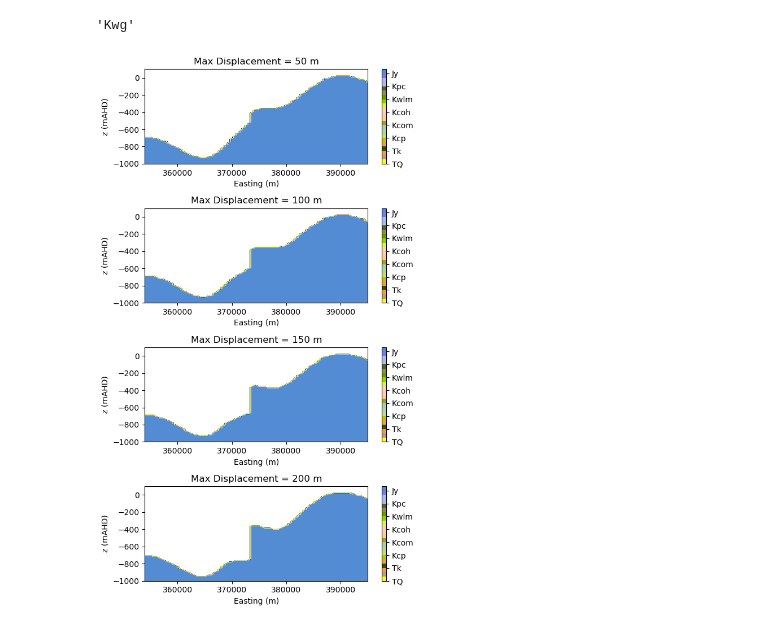
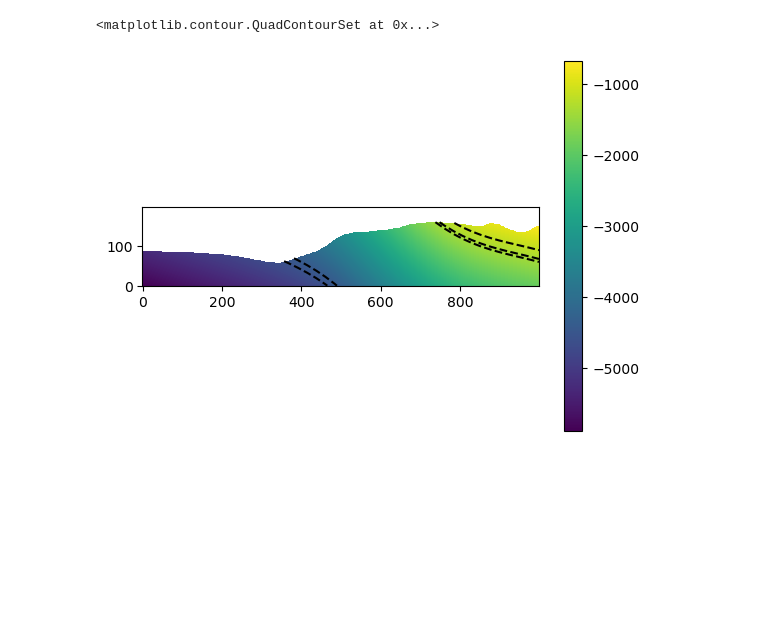
Before and after one commit to malvina-chmielarski/Otorowiri, a Jupyter notebook: scripts/badaminna_geo.ipynb, the cells around one changed output. Cells and saved outputs as stored; diff of their text form; code cells hidden in the pictures; blank space fills up the shorter version.

Commit message:
Making_geomodel_work

```diff
--- a/scripts/badaminna_geo.ipynb
+++ b/scripts/badaminna_geo.ipynb
@@ -731,32 +616,0 @@ ERROR: 2024-06-18 11:00:48,026: geological_model.py:1558 -- Model does not conta
-# %%
-Lmod.lithcodes[18]
-# %% [output]
-'Kwg'
-# %%
-plt.figure(figsize=(6, 10))
-for i in range(4):
-    yy = np.zeros_like(xx)
-
-    yy[:] = y_transects[2]
-
-    plt.subplot(4, 1, i + 1)
-
-    plt.contourf(
-        xx,zz,for_kerry[i],
-        [0, 1, 2, 3, 4, 5, 6, 7, 8, 9, 10, 11, 12, 13, 14, 15, 16, 17, 18, 19, 20, 21,22],
-        colors=Lmod.strat["color"][1:],
-    )
-
-    cbar = plt.colorbar()
-    cbar.ax.set_yticklabels(Lmod.lithcodes[1:])
-    plt.ylabel('z (mAHD)')
-    plt.xlabel('Easting (m)')
-    plt.title('Max Displacement = ' +str(int(dmax[i])) + ' m')
-    plt.xlim(None,395000)
-    plt.ylim(-1000,100)
-    plt.xticks([360000,370000,380000,390000],[360000,370000,380000,390000])
-plt.tight_layout()
-
-plt.savefig('For_presentation.png',dpi = 450)
-# %% [output]
-[figure, removed]
@@ -767,3 +617,18 @@ yy[:] = y_transects[2]
+# %%
+x = np.linspace(x0,x1,1000)
+z = np.linspace(-1200,z1,200)
+X,Z = np.meshgrid(x,z)
+Y = np.ones_like(X)*6527971
+data = model.geomodel.evaluate_feature_value("Yarragadee",
+                                             np.array([X.flatten(),Y.flatten(),Z.flatten()]).T).reshape(np.shape(X))
+# %%
+import pylab as plt
+plt.imshow(data,origin = 'lower')
+plt.colorbar()
+plt.contour(data,[-1181,-1358,-1418,-4418,-4558][::-1],colors = 'k')
+# %% [output]
+<matplotlib.contour.QuadContourSet at 0x...>
+[figure, added]
 # %%
 
 plt.imshow(Lmod.geomodel.evaluate_feature_value("NC9_FEAT",
```
Also changed, not shown: parts of 6 cells of this notebook, 1 other file.
